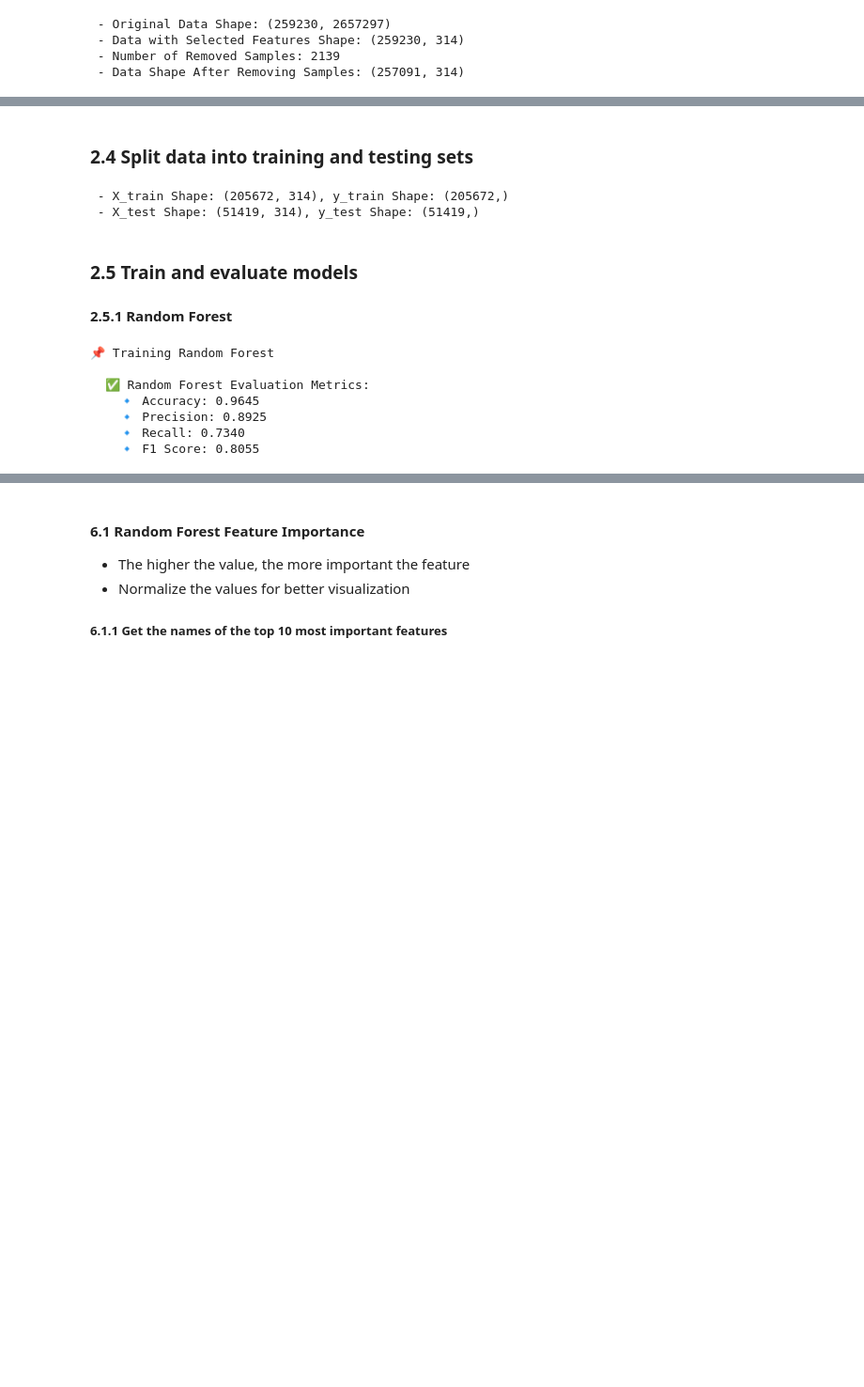
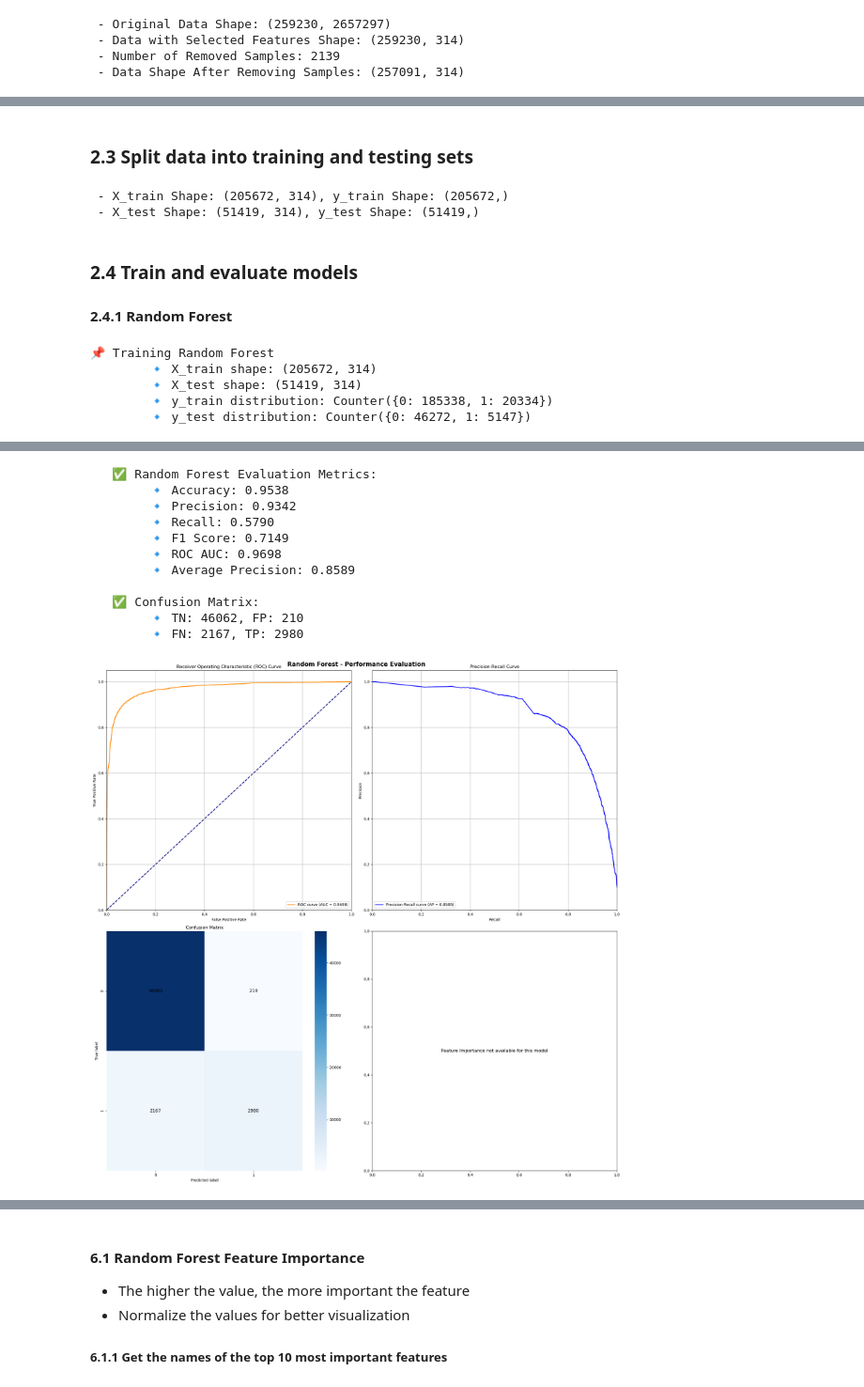
Before and after one commit to changjoon-park/kings-project, a Jupyter notebook: data/project.ipynb, the cells around one changed output, grey strips where cells are left out. Shown at 94% size. Drawn from its saved outputs; the diff is of its cells as text; code cells hidden in the pictures; blank space fills up the shorter version.

```diff
--- a/data/project.ipynb
+++ b/data/project.ipynb
@@ -450,5 +529,5 @@ All Features: [[0. 0. 0. ... 0. 0. 0.]]
 # %% [markdown]
-### 2.4 Split data into training and testing sets
+### 2.3 Split data into training and testing sets
 # %%
 X_train, X_test, y_train, y_test = train_test_split(
     X_selected, y[selected_rows], test_size=0.2, random_state=42  # 80-20 split
@@ -460,20 +539,11 @@ print(f" - X_test Shape: {X_test.shape}, y_test Shape: {y_test.shape}")
  - X_train Shape: (205672, 314), y_train Shape: (205672,)
  - X_test Shape: (51419, 314), y_test Shape: (51419,)
 # %% [markdown]
-### 2.5 Train and evaluate models
+### 2.4 Train and evaluate models
 
-#### 2.5.1 Random Forest
+#### 2.4.1 Random Forest
 # %%
-# (
-#     random_forest_model,
-#     rf_accuracy,
-#     rf_precision,
-#     rf_recall,
-#     rf_f1,
-# ) = train_and_evaluate_model(
-#     random_forest_model, X_train, y_train, X_test, y_test, "Random Forest"
-# )
-
+# Train and evaluate Random Forest model
 (
     random_forest_model,
     rf_accuracy,
@@ -483,13 +553,11 @@ print(f" - X_test Shape: {X_test.shape}, y_test Shape: {y_test.shape}")
     rf_roc_auc,
     rf_average_precision,
 ) = train_and_evaluate_model(
-    random_forest_model, X_train, y_train, X_test, y_test, "Random Forest"
+    models.get("Random Forest"), X_train, y_train, X_test, y_test, "Random Forest"
 )
 # %% [output]
 📌 Training Random Forest
-
-  ✅ Random Forest Evaluation Metrics:
-    🔹 Accuracy: 0.9645
-    🔹 Precision: 0.8925
-    🔹 Recall: 0.7340
-    🔹 F1 Score: 0.8055
+        🔹 X_train shape: (205672, 314)
+        🔹 X_test shape: (51419, 314)
+        🔹 y_train distribution: Counter({0: 185338, 1: 20334})
+        🔹 y_test distribution: Counter({0: 46272, 1: 5147})
@@ -496 +570,13 @@ print(f" - X_test Shape: {X_test.shape}, y_test Shape: {y_test.shape}")
+   ✅ Random Forest Evaluation Metrics:
+        🔹 Accuracy: 0.9538
+        🔹 Precision: 0.9342
+        🔹 Recall: 0.5790
+        🔹 F1 Score: 0.7149
+        🔹 ROC AUC: 0.9698
+        🔹 Average Precision: 0.8589
+
+   ✅ Confusion Matrix:
+        🔹 TN: 46062, FP: 210
+        🔹 FN: 2167, TP: 2980
+[figure, added]
 # %% [markdown]
```
Also changed, not shown: parts of 27 cells of this notebook, 6 other files.
